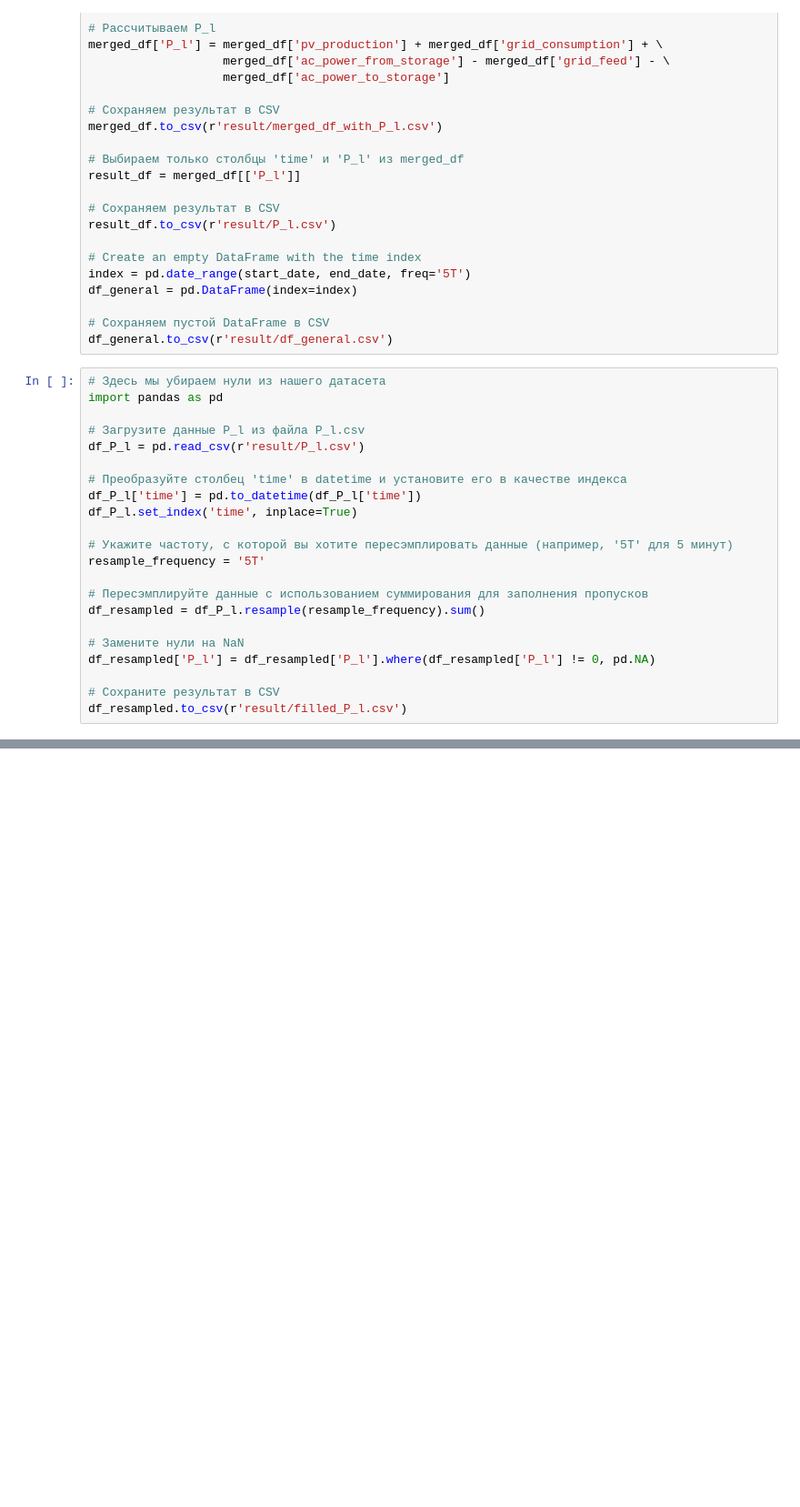
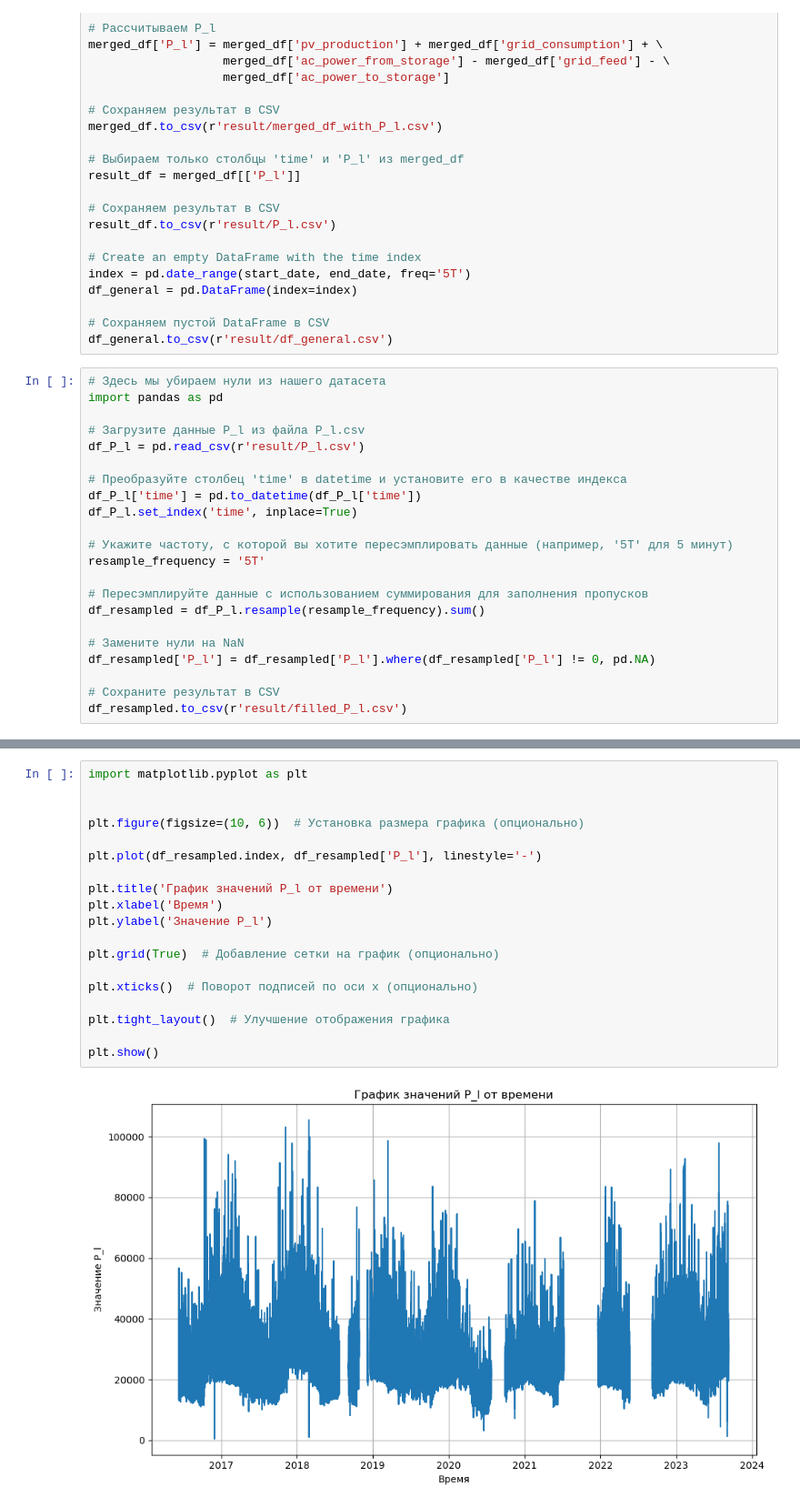
Before and after one commit to NikitaSavvin2000/Load-Balance, a Jupyter notebook: processing.ipynb, the cells around one changed output, grey strips where cells are left out. Shown: that part at 91% size. Cells and saved outputs as stored; diff of their text form; blank space fills up the shorter version.

```diff
--- a/processing.ipynb
+++ b/processing.ipynb
@@ -216,0 +191,21 @@ NameError: name 'g_pp_df' is not defined
+# %%
+import matplotlib.pyplot as plt
+
+
+plt.figure(figsize=(10, 6))  # Установка размера графика (опционально)
+
+plt.plot(df_resampled.index, df_resampled['P_l'], linestyle='-')
+
+plt.title('График значений P_l от времени')
+plt.xlabel('Время')
+plt.ylabel('Значение P_l')
+
+plt.grid(True)  # Добавление сетки на график (опционально)
+
+plt.xticks()  # Поворот подписей по оси x (опционально)
+
+plt.tight_layout()  # Улучшение отображения графика
+
+plt.show()
+# %% [output]
+[figure, added]
```
Also changed, not shown: parts of 8 cells of this notebook, 7 other files.
